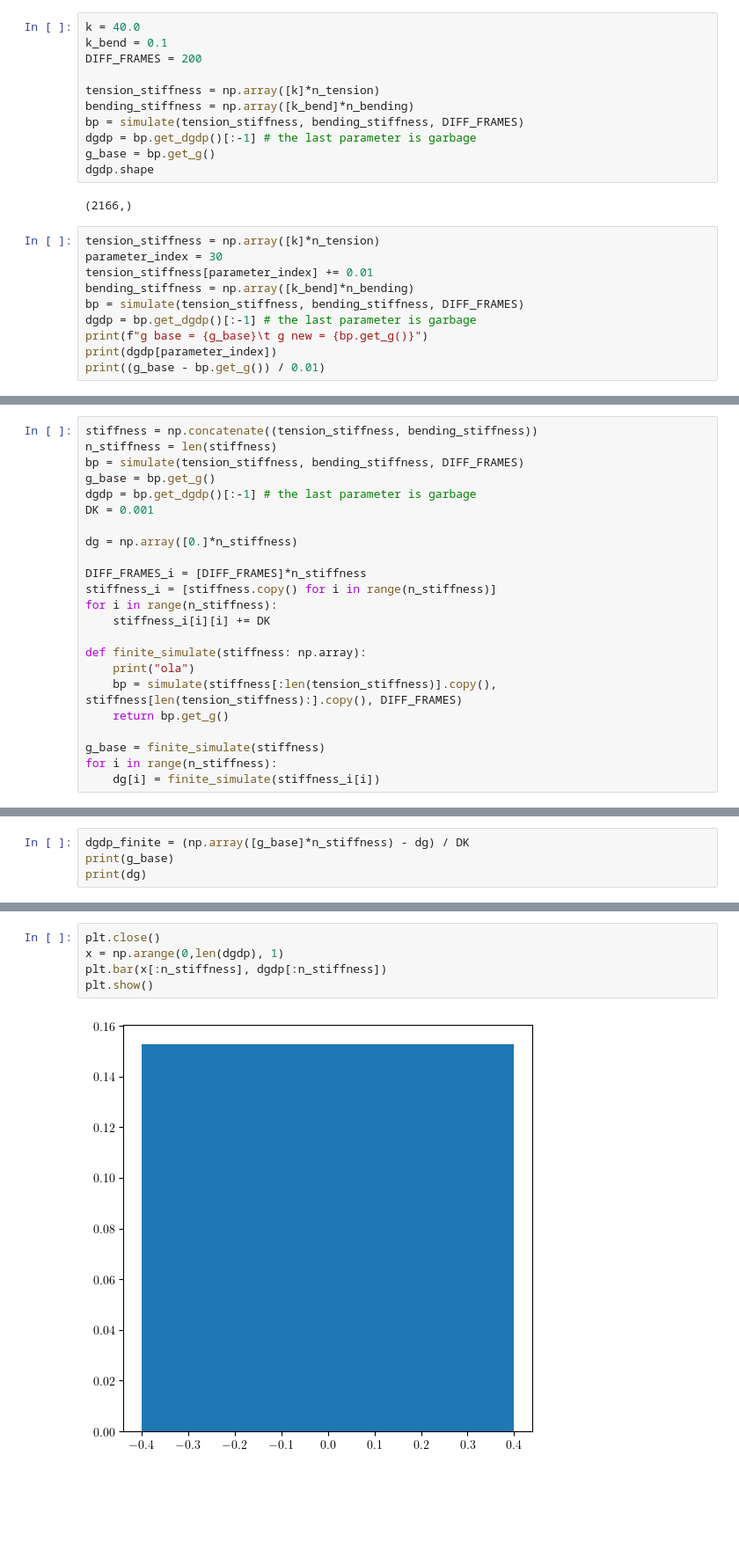
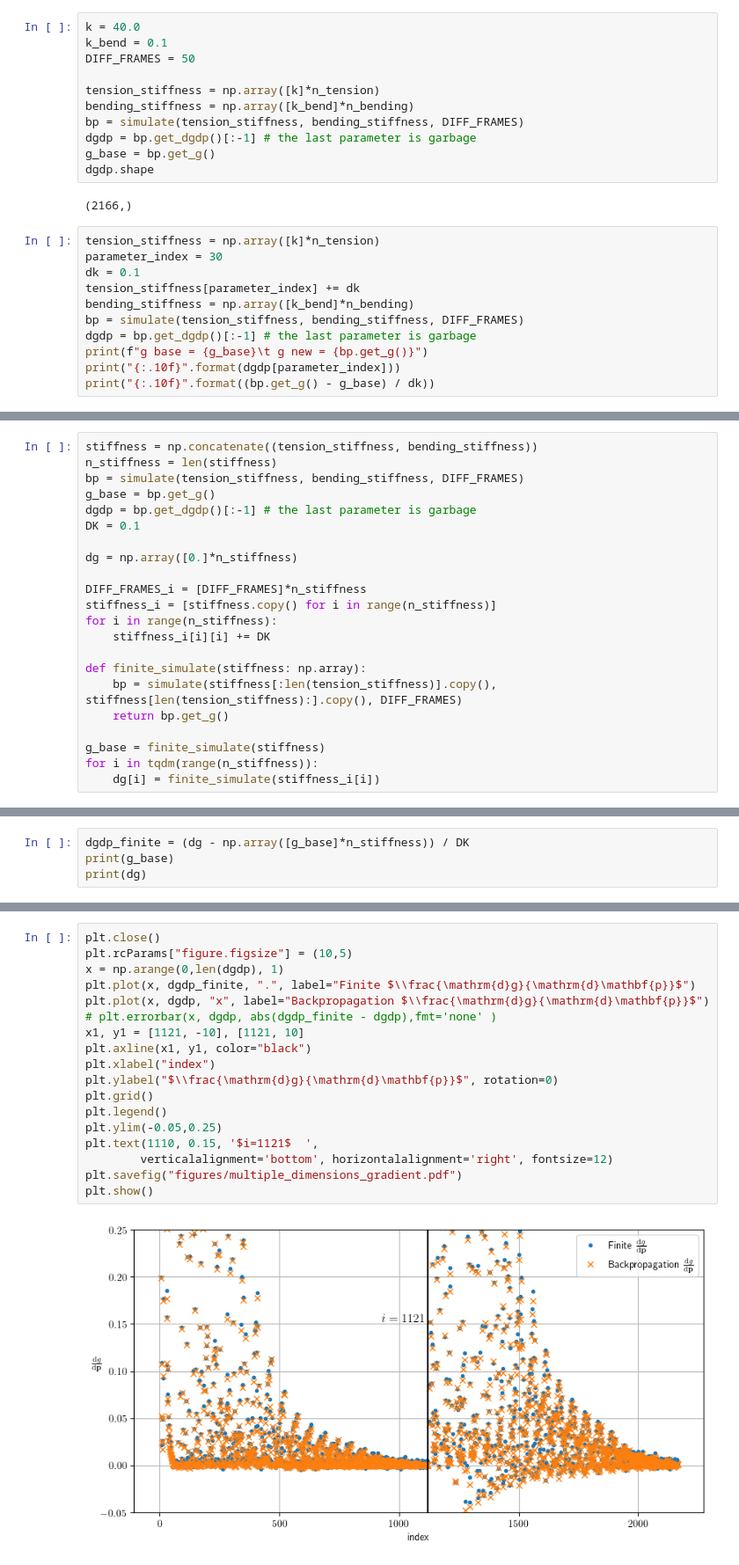
Before and after one commit to MagiRomanya/DiffSimulator, a Jupyter notebook: differentiable/Diff.ipynb, the cells around one changed output, grey strips where cells are left out. Shown at 88% size. Saved outputs shown, nothing was run; the diff lists cells and outputs as text; blank space fills up the shorter version.

```diff
--- a/differentiable/Diff.ipynb
+++ b/differentiable/Diff.ipynb
@@ -546,7 +537,7 @@ def simulate(stiffness_array: np.array, bend_stiffness_array: np.array, diff_fra
 # %%
 k = 40.0
 k_bend = 0.1
-DIFF_FRAMES = 200
+DIFF_FRAMES = 50
 
 tension_stiffness = np.array([k]*n_tension)
 bending_stiffness = np.array([k_bend]*n_bending)
@@ -559,11 +550,12 @@ dgdp.shape
 # %%
 tension_stiffness = np.array([k]*n_tension)
 parameter_index = 30
-tension_stiffness[parameter_index] += 0.01
+dk = 0.1
+tension_stiffness[parameter_index] += dk
 bending_stiffness = np.array([k_bend]*n_bending)
 bp = simulate(tension_stiffness, bending_stiffness, DIFF_FRAMES)
 dgdp = bp.get_dgdp()[:-1] # the last parameter is garbage
 print(f"g base = {g_base}\t g new = {bp.get_g()}")
-print(dgdp[parameter_index])
-print((g_base - bp.get_g()) / 0.01)
+print("{:.10f}".format(dgdp[parameter_index]))
+print("{:.10f}".format((bp.get_g() - g_base) / dk))
 # %% [output]
@@ -576,7 +568,7 @@ n_stiffness = len(stiffness)
 bp = simulate(tension_stiffness, bending_stiffness, DIFF_FRAMES)
 g_base = bp.get_g()
 dgdp = bp.get_dgdp()[:-1] # the last parameter is garbage
-DK = 0.001
+DK = 0.1
 
 dg = np.array([0.]*n_stiffness)
 
@@ -586,10 +578,9 @@ for i in range(n_stiffness):
     stiffness_i[i][i] += DK
 
 def finite_simulate(stiffness: np.array):
-    print("ola")
     bp = simulate(stiffness[:len(tension_stiffness)].copy(), stiffness[len(tension_stiffness):].copy(), DIFF_FRAMES)
     return bp.get_g()
 
 g_base = finite_simulate(stiffness)
-for i in range(n_stiffness):
+for i in tqdm(range(n_stiffness)):
     dg[i] = finite_simulate(stiffness_i[i])
@@ -599,5 +592,5 @@ ola
 # %%
-dgdp_finite = (np.array([g_base]*n_stiffness) - dg) / DK
+dgdp_finite = (dg - np.array([g_base]*n_stiffness)) / DK
 print(g_base)
 print(dg)
 # %% [output]
@@ -606,10 +600,23 @@ print(dg)
 # %%
 plt.close()
+plt.rcParams["figure.figsize"] = (10,5)
 x = np.arange(0,len(dgdp), 1)
-plt.bar(x[:n_stiffness], dgdp[:n_stiffness])
+plt.plot(x, dgdp_finite, ".", label="Finite $\\frac{\mathrm{d}g}{\mathrm{d}\mathbf{p}}$")
+plt.plot(x, dgdp, "x", label="Backpropagation $\\frac{\mathrm{d}g}{\mathrm{d}\mathbf{p}}$")
+# plt.errorbar(x, dgdp, abs(dgdp_finite - dgdp),fmt='none' )
+x1, y1 = [1121, -10], [1121, 10]
+plt.axline(x1, y1, color="black")
+plt.xlabel("index")
+plt.ylabel("$\\frac{\mathrm{d}g}{\mathrm{d}\mathbf{p}}$", rotation=0)
+plt.grid()
+plt.legend()
+plt.ylim(-0.05,0.25)
+plt.text(1110, 0.15, '$i=1121$  ',
+        verticalalignment='bottom', horizontalalignment='right', fontsize=12)
+plt.savefig("figures/multiple_dimensions_gradient.pdf")
 plt.show()
 # %% [output]
-[figure, old version]
+[figure, new version]
 # %%
 plt.close()
 x = np.arange(0,len(dgdp), 1)
```
Also changed, not shown: parts of 52 cells of this notebook, 15 other files.
